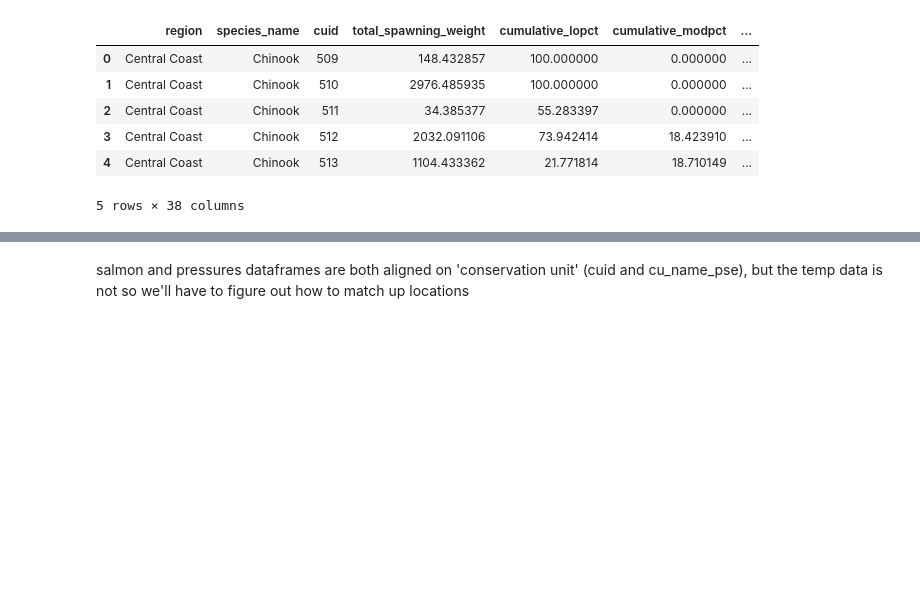
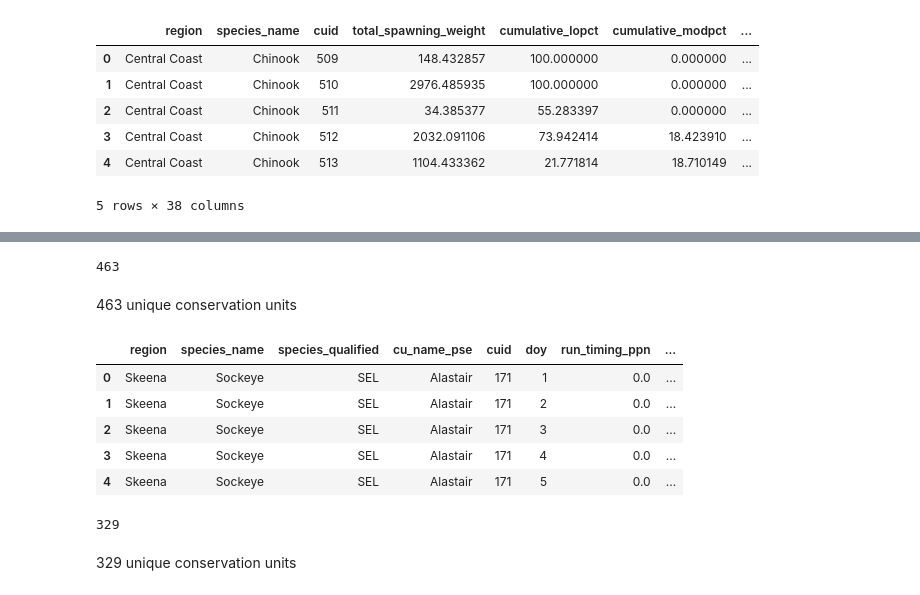
Before and after one commit to blippy-m/group-project, a Jupyter notebook: code/new_data.ipynb, the cells around one changed output, grey strips where cells are left out. Drawn from its saved outputs; the diff is of its cells as text; code cells hidden in the pictures; blank space fills up the shorter version.

```diff
--- a/code/new_data.ipynb
+++ b/code/new_data.ipynb
@@ -43,2 +37,5 @@ stream_temps_all_path = r"C:\Users\portl\OneDrive\Documents\Data Science Certifi
+# %%
+# run timing data from all conservation units
+run_time_all_path = r"C:\Users\portl\OneDrive\Documents\Data Science Certificate\DATA 5100 FQ\Projects\Salmon\data\dataset90_run_timing.csv"
 # %%
 salmon_all_df = pd.read_csv(salmon_all_path)
@@ -51,3 +44,5 @@ stream_temps_all_df = pd.read_csv(stream_temps_all_path)
+# %%
+run_time_all_df = pd.read_csv(run_time_all_path)
 # %% [markdown]
 ## Check out the data:
 # %%
@@ -103,2 +76,21 @@ stream_temps_all_df.head()
-# %% [markdown]
-salmon and pressures dataframes are both aligned on 'conservation unit' (cuid and cu_name_pse), but the temp data is not so we'll have to figure out how to match up locations
+# %%
+pressures_all_df['cuid'].nunique()
+# %% [output]
+463
+# %% [markdown]
+463 unique conservation units
+# %%
+run_time_all_df.head()
+# %% [output]
+|  | region | species_name | species_qualified | cu_name_pse | cuid | doy | run_timing_ppn | ... |
+| 0 | Skeena | Sockeye | SEL | Alastair | 171 | 1 | 0.0 | ... |
+| 1 | Skeena | Sockeye | SEL | Alastair | 171 | 2 | 0.0 | ... |
+| 2 | Skeena | Sockeye | SEL | Alastair | 171 | 3 | 0.0 | ... |
+| 3 | Skeena | Sockeye | SEL | Alastair | 171 | 4 | 0.0 | ... |
+| 4 | Skeena | Sockeye | SEL | Alastair | 171 | 5 | 0.0 | ... |
+# %%
+run_time_all_df['cuid'].nunique()
+# %% [output]
+329
+# %% [markdown]
+329 unique conservation units
```
Also changed, not shown: parts of 41 cells of this notebook.
